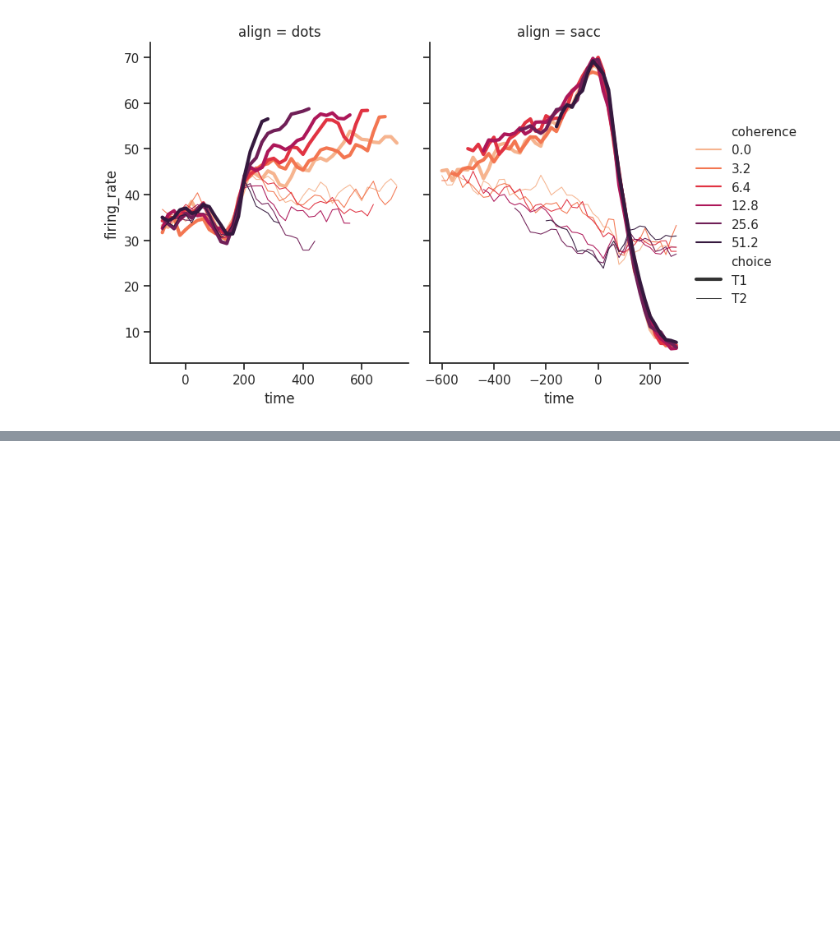
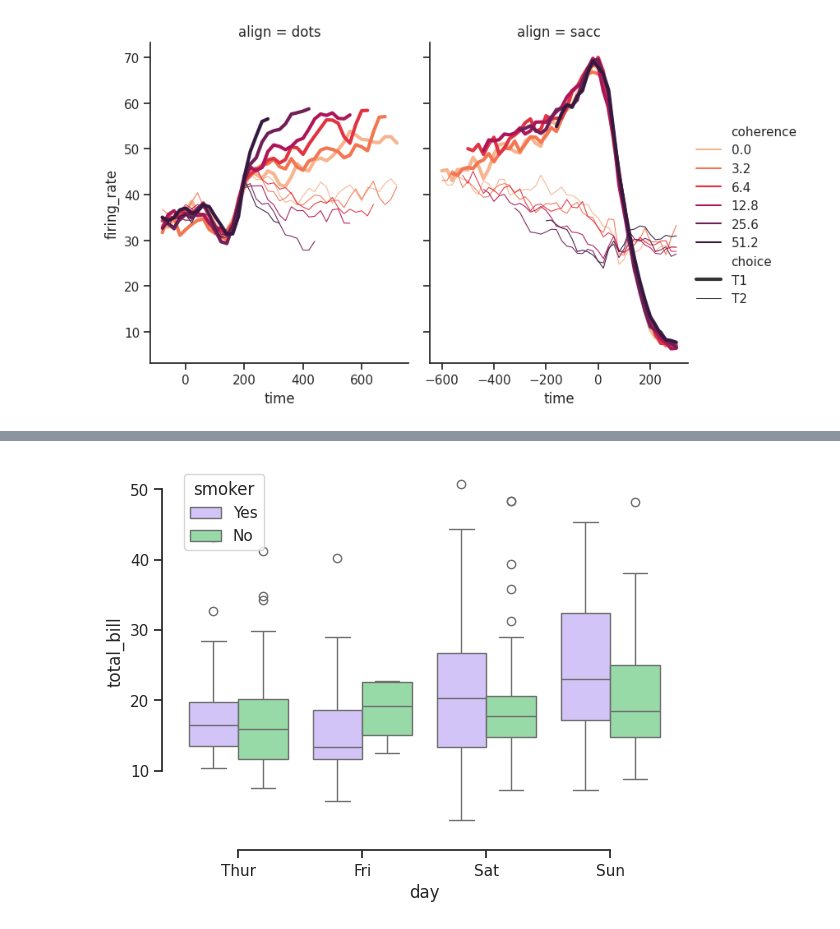
Before and after one commit to ahmadzulfiqar001/python-100-days-beginner-to-advance-, a Jupyter notebook: Day_12_of_Python.ipynb, the cells around one changed output, grey strips where cells are left out. Drawn from its saved outputs; the diff is of its cells as text; code cells hidden in the pictures; blank space fills up the shorter version.

```diff
--- a/Day_12_of_Python.ipynb
+++ b/Day_12_of_Python.ipynb
@@ -45,0 +65,15 @@ sns.relplot(data=nuqta, x="time", y="firing_rate", hue="coherence",
+# %%
+import seaborn as sns
+sns.set_theme(style="ticks", palette="pastel")
+
+# load the example tips dataset
+
+tips = sns.load_dataset("tips")
+
+# Draw a nested box plot to show to date and time
+sns.boxplot(x="day", y="total_bill",
+            hue="smoker", palette=["m","g"],
+            data = tips)
+sns.despine(offset=10, trim=True)
+# %% [output]
+[figure, added]
```
Also changed, not shown: parts of 4 cells of this notebook.
